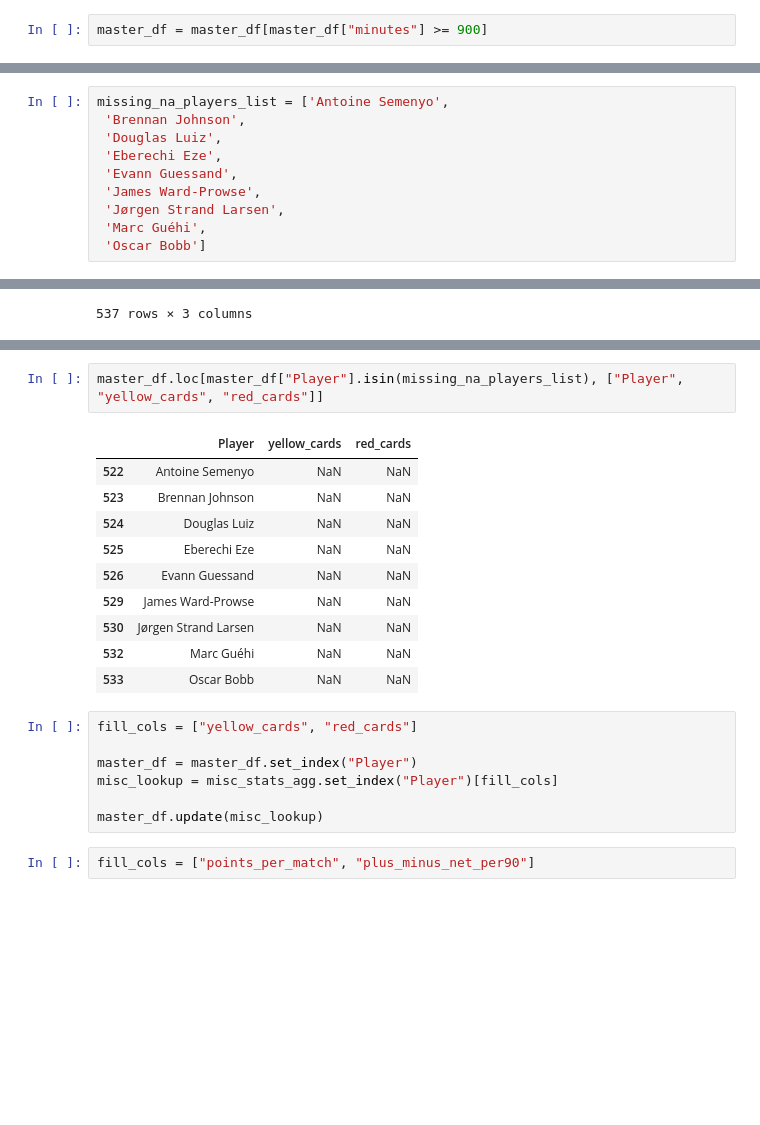
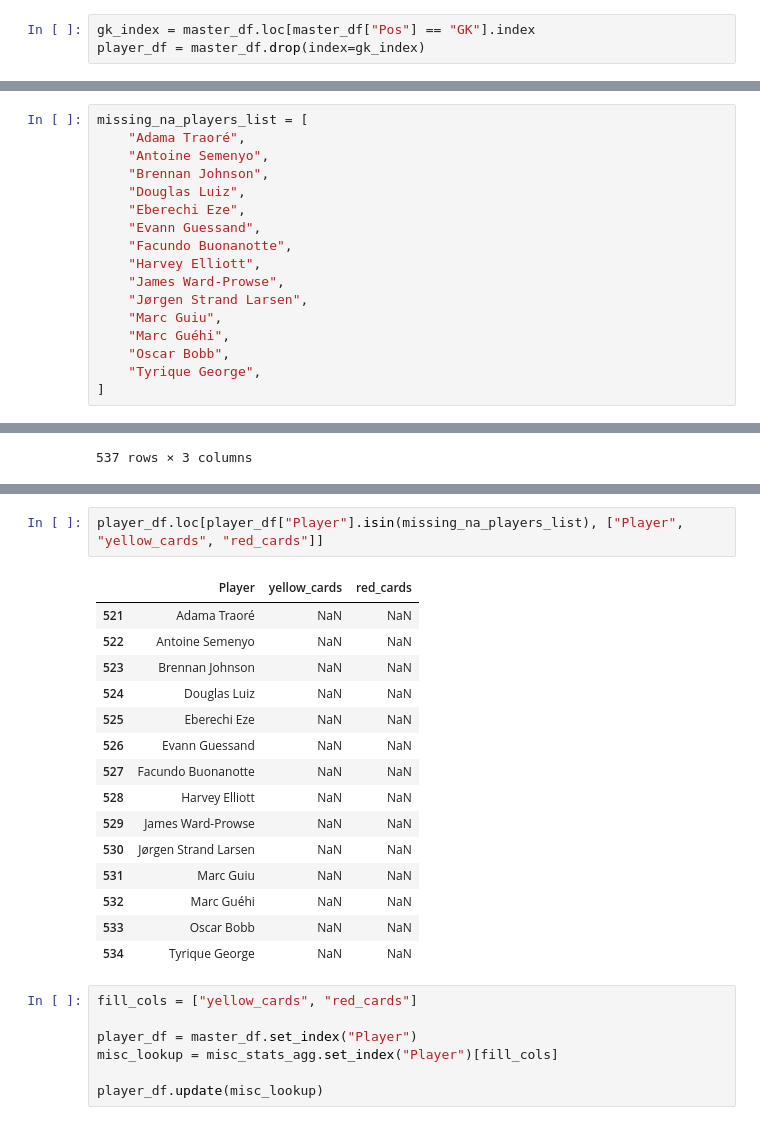
Before and after one commit to alexgantony/epl_player_of_season_analysis, a Jupyter notebook: notebooks/02_data_cleaning.ipynb, the cells around one changed output, grey strips where cells are left out. Saved outputs shown, nothing was run; the diff lists cells and outputs as text; blank space fills up the shorter version.

```diff
--- a/notebooks/02_data_cleaning.ipynb
+++ b/notebooks/02_data_cleaning.ipynb
@@ -1242,2 +1225,3 @@ Filtering out Players that haven't played more than 900 mins this season
-# %%
-master_df = master_df[master_df["minutes"] >= 900]
+# %%
+gk_index = master_df.loc[master_df["Pos"] == "GK"].index
+player_df = master_df.drop(index=gk_index)
@@ -1270,11 +1307,18 @@ master_df[master_df.isna().any(axis=1)]["Player"].to_list()
 # %%
-missing_na_players_list = ['Antoine Semenyo',
- 'Brennan Johnson',
- 'Douglas Luiz',
- 'Eberechi Eze',
- 'Evann Guessand',
- 'James Ward-Prowse',
- 'Jørgen Strand Larsen',
- 'Marc Guéhi',
- 'Oscar Bobb']
+missing_na_players_list = [
+    "Adama Traoré",
+    "Antoine Semenyo",
+    "Brennan Johnson",
+    "Douglas Luiz",
+    "Eberechi Eze",
+    "Evann Guessand",
+    "Facundo Buonanotte",
+    "Harvey Elliott",
+    "James Ward-Prowse",
+    "Jørgen Strand Larsen",
+    "Marc Guiu",
+    "Marc Guéhi",
+    "Oscar Bobb",
+    "Tyrique George",
+]
 # %%
@@ -1313,23 +1362,26 @@ misc_stats_agg.loc[misc_stats_agg["Player"].isin(missing_na_players_list), ["Pla
 # %%
-master_df.loc[master_df["Player"].isin(missing_na_players_list), ["Player", "yellow_cards", "red_cards"]]
+player_df.loc[player_df["Player"].isin(missing_na_players_list), ["Player", "yellow_cards", "red_cards"]]
 # %% [output]
 |  | Player | yellow_cards | red_cards |
+| 521 | Adama Traoré | NaN | NaN |
 | 522 | Antoine Semenyo | NaN | NaN |
 | 523 | Brennan Johnson | NaN | NaN |
 | 524 | Douglas Luiz | NaN | NaN |
 | 525 | Eberechi Eze | NaN | NaN |
 | 526 | Evann Guessand | NaN | NaN |
+| 527 | Facundo Buonanotte | NaN | NaN |
+| 528 | Harvey Elliott | NaN | NaN |
 | 529 | James Ward-Prowse | NaN | NaN |
 | 530 | Jørgen Strand Larsen | NaN | NaN |
+| 531 | Marc Guiu | NaN | NaN |
 | 532 | Marc Guéhi | NaN | NaN |
 | 533 | Oscar Bobb | NaN | NaN |
+| 534 | Tyrique George | NaN | NaN |
 # %%
 fill_cols = ["yellow_cards", "red_cards"]
 
-master_df = master_df.set_index("Player")
+player_df = master_df.set_index("Player")
 misc_lookup = misc_stats_agg.set_index("Player")[fill_cols]
 
-master_df.update(misc_lookup)
+player_df.update(misc_lookup)
-# %%
-fill_cols = ["points_per_match", "plus_minus_net_per90"]
 # %%
```
Also changed, not shown: parts of 40 cells of this notebook, 2 other files.
